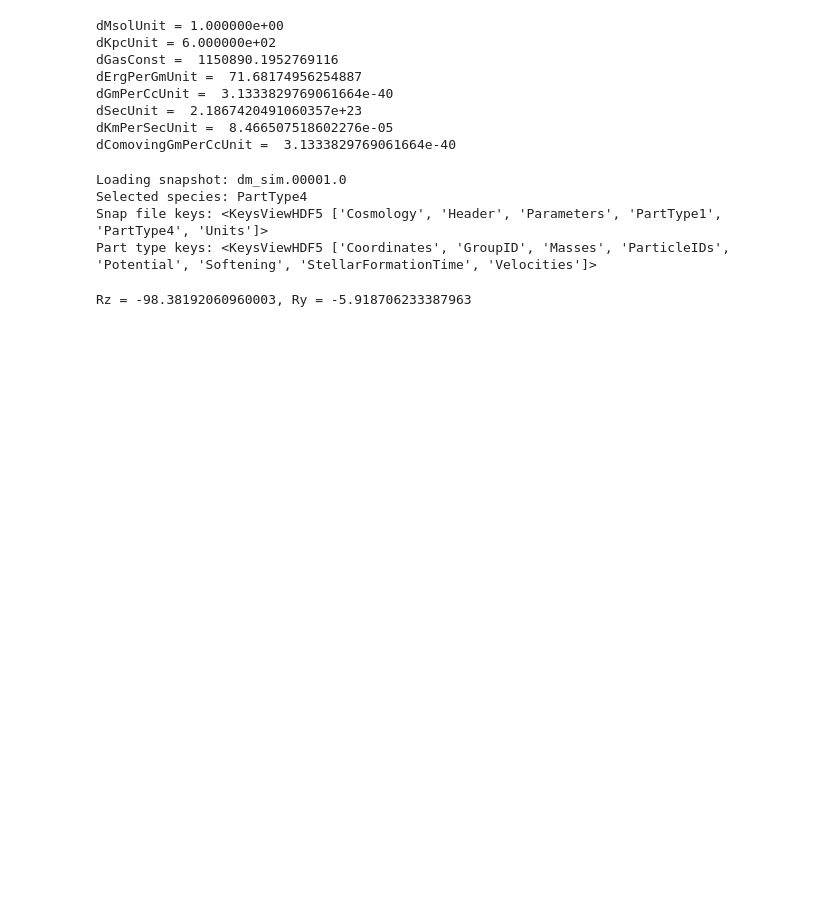
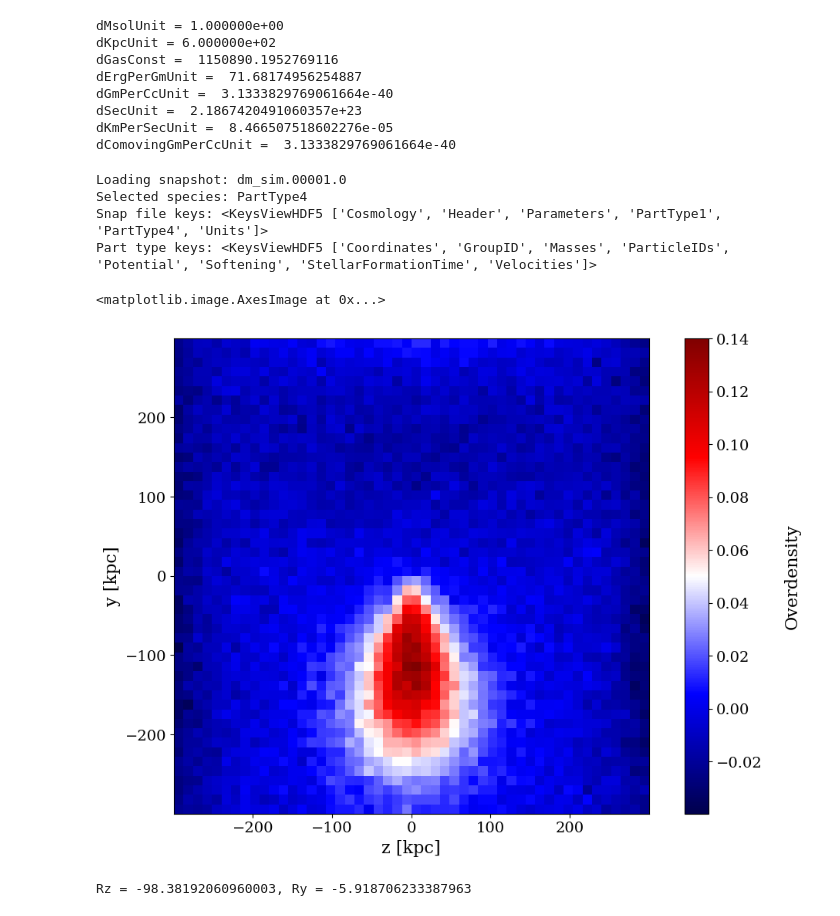
Before and after one commit to TheArchAstronomer/My_thesis, a Jupyter notebook: Hernquist_profile.ipynb, the cells around one changed output. Drawn from its saved outputs; the diff is of its cells as text; code cells hidden in the pictures; blank space fills up the shorter version.

```diff
--- a/Hernquist_profile.ipynb
+++ b/Hernquist_profile.ipynb
@@ -82,7 +82,10 @@ Part type keys: <KeysViewHDF5 ['Coordinates', 'GroupID', 'Masses', 'ParticleIDs'
 # y = star_coord_x[:,1]
 # plot_OD_gaussian(x, y, (50, 50), 2, 'x [kpc]', 'y [kpc]')
 # %%
-#plot_OD_gaussian(x, y, (50, 50), 0, 'z [kpc]', 'y [kpc]')
+plot_OD_gaussian(y, x, (50, 50), 0, 'z [kpc]', 'y [kpc]')
+# %% [output]
+<matplotlib.image.AxesImage at 0x...>
+[figure, added]
 # %%
 #interest 0 sss
 # %%
```
Also changed, not shown: parts of 2 cells of this notebook, 1 other file.
